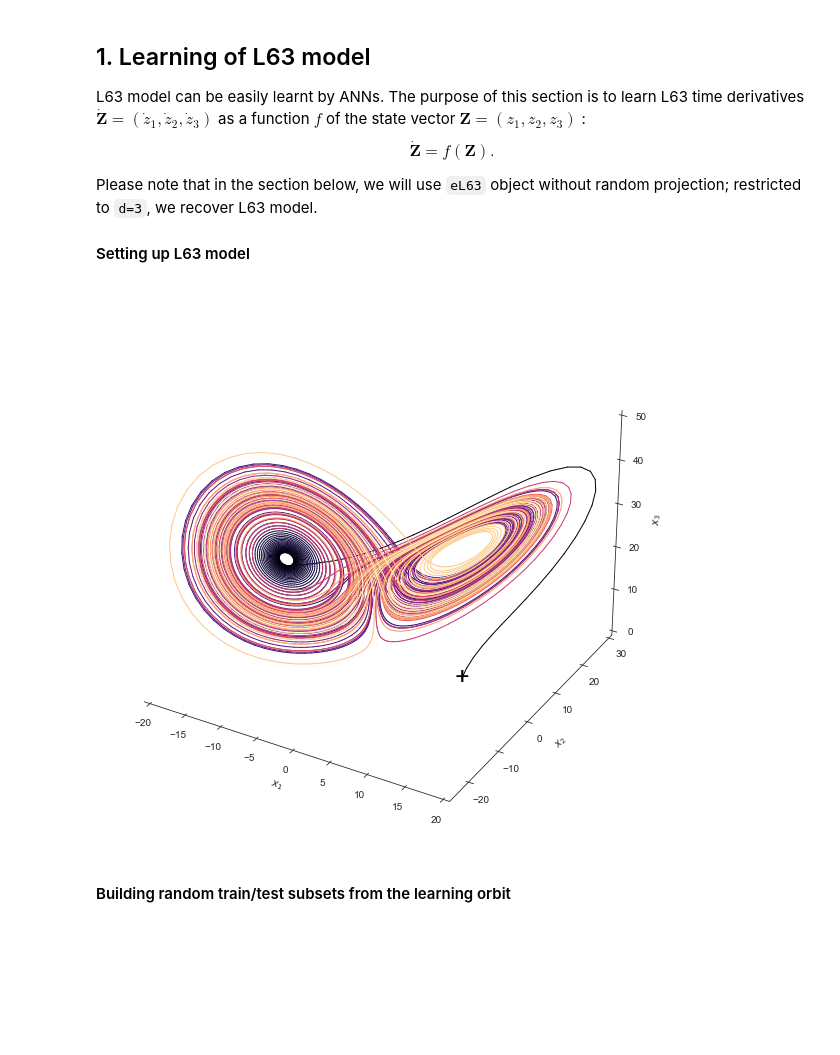
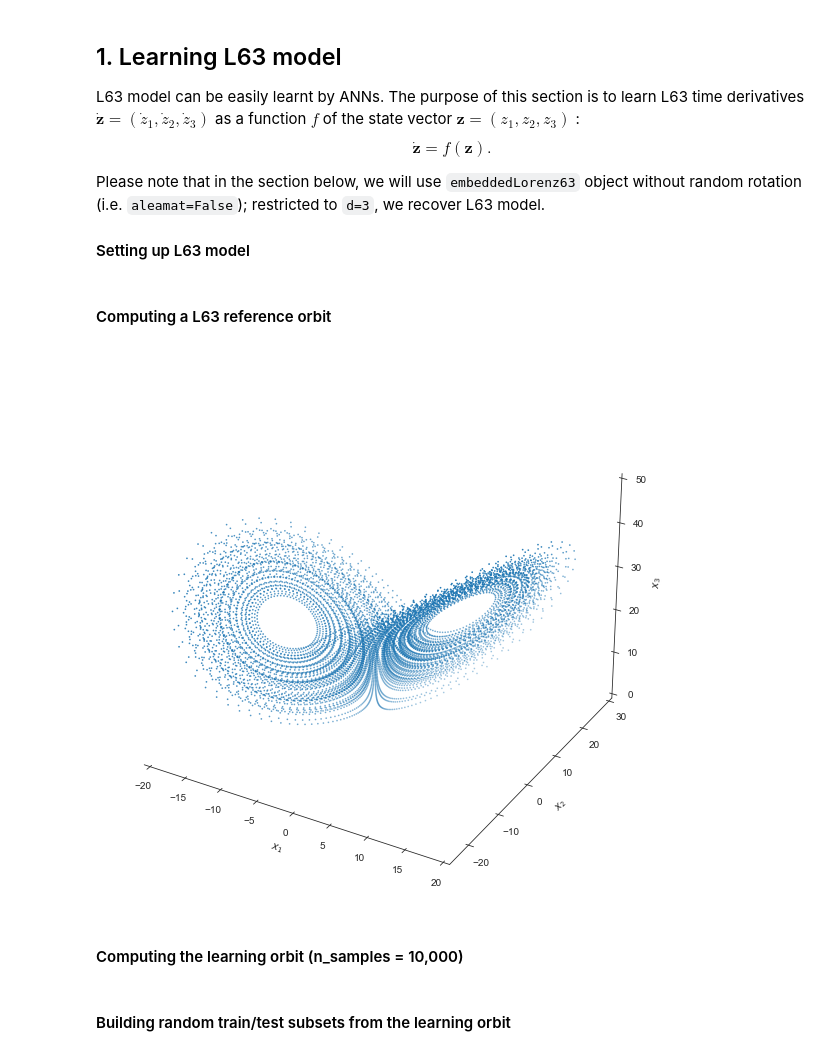
Before and after one commit to blankaBalogh/eL63, a Jupyter notebook: eL63_notebook.ipynb, the cells around one changed output. Drawn from its saved outputs; the diff is of its cells as text; code cells hidden in the pictures; blank space fills up the shorter version.

```diff
--- a/eL63_notebook.ipynb
+++ b/eL63_notebook.ipynb
@@ -50,11 +45,11 @@ In the following, time will be expressed in *Model Time Units* (MTU), where 1 MT
 # %% [markdown]
-## 1. Learning of L63 model
-L63 model can be easily learnt by ANNs. The purpose of this section is to learn L63 time derivatives $\mathbf{\dot{Z}}=(\dot{z}_1, \dot{z}_2, \dot{z}_3)$ as a function $f$ of the state vector $\mathbf{Z}=(z_1, z_2, z_3)$ :
+## 1. Learning L63 model
+L63 model can be easily learnt by ANNs. The purpose of this section is to learn L63 time derivatives $\mathbf{\dot{z}}=(\dot{z}_1, \dot{z}_2, \dot{z}_3)$ as a function $f$ of the state vector $\mathbf{z}=(z_1, z_2, z_3)$ :
 \begin{equation}
-    \mathbf{\dot{Z}} = f(\mathbf{Z}).
+    \mathbf{\dot{z}} = f(\mathbf{z}).
     \label{eq:learning} \tag{3}
 \end{equation}
 
-Please note that in the section below, we will use `eL63` object without random projection; restricted to `d=3`, we recover L63 model.
+Please note that in the section below, we will use `embeddedLorenz63` object without random rotation (i.e. `aleamat=False`); restricted to `d=3`, we recover L63 model.
 
 #### Setting up L63 model
@@ -82,5 +56,33 @@ dZ = (tend.T)[1000:]   # Time derivatives associated with Z.
+# %%
+# -- Defining L63 object.
+ndim = 3          # L63 model can be seen as eL63 model with d = 3 (ndim = 3)
+aleamat = False   # L63 model can be seen as eL63 model without random rotation (aleamat = False)
+
+dic_LZ = {'aleamat':aleamat, 'ndim':ndim, 'sigma':10., 'beta':8./3., 'rho':28.}
+L63 = embeddedLorenz63(dic=dic_LZ)
+# %% [markdown]
+#### Computing a L63 reference orbit
+# %%
+# -- Compute L63 reference orbit (zt0)
+#       (i) to compute min and max values for each component : i = {1, 2, 3}
+#       (ii) to compute a collection of initial conditions for evaluation
+
+#   random initial condition
+z_0 = np.random.rand(L63.ndim)
+
+#   timestep : 0.01
+#   duration : 1000 MTUs
+dt0 = 0.01
+N_s = int(1000*1./dt0)
+N_i = int(100*1./dt0)
+output = generate_data(L63, z_0, n_steps=N_s, dt=dt0, compute_y=False)
+zt = output['x']
+zt0 = zt[N_i:, 0, ...] # Removing initialization period
 # %%
-# -- Graphical representation of a L63 orbit. Starting point is represented by a black cross.
-plot_3d_timeseries(traj.T, cmap="magma")
+%matplotlib inline
+# -- Graphical representation of a L63 orbit.
+plot_3d_timeseries(zt0[-10000:, :], scatter=True)
 # %% [output]
-[figure, old version]
+[figure, new version]
+# %% [markdown]
+#### Computing the learning orbit (n_samples = 10,000)
```
Also changed, not shown: parts of 90 cells of this notebook, 13 other files.
